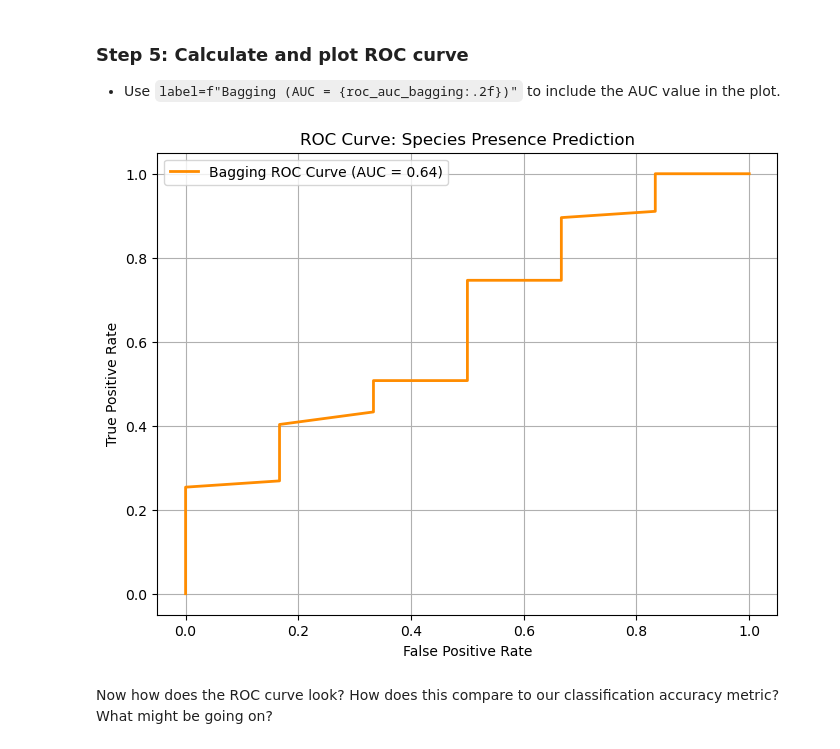
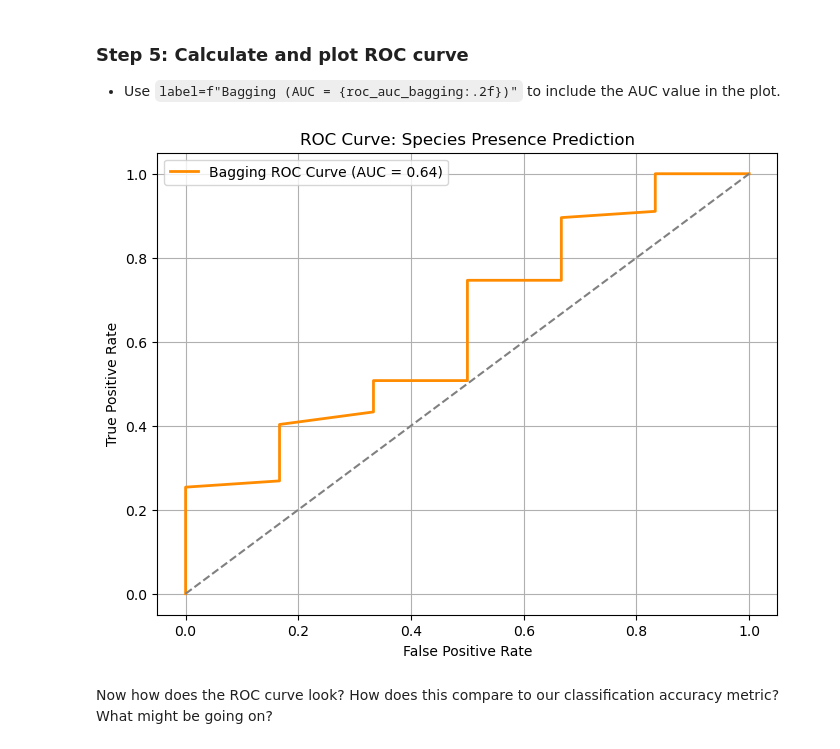
Before and after one commit to ZoeZhouJ/EDS232-labs, a Jupyter notebook: Week5/lab5-birds.ipynb, the cells around one changed output. Drawn from its saved outputs; the diff is of its cells as text; code cells hidden in the pictures.

```diff
--- a/Week5/lab5-birds.ipynb
+++ b/Week5/lab5-birds.ipynb
@@ -198,22 +198,22 @@ The OOB socre is calculated using out-of-bag samples and is a measure of the mod
 # %%
 # Calculate the ROC curve
 fpr, tpr, thresholds = roc_curve(y_test, y_proba)
 roc_auc_bagging = roc_auc_score(y_test, y_proba)
 
 # Plot curves together
 plt.figure(figsize=(8,6))
 
 # Logistic curve
 plt.plot(fpr, tpr, color='darkorange', lw=2, label=f'Bagging ROC Curve (AUC = {roc_auc_bagging:.2f})')
-
+plt.plot([0,1],[0,1],color="grey", linestyle="--")
 plt.title('ROC Curve: Species Presence Prediction')
 plt.ylabel('True Positive Rate')
 plt.xlabel('False Positive Rate')
 plt.legend()
 plt.grid(True)
 plt.show()
 # %% [output]
-[figure, old version]
+[figure, new version]
 # %% [markdown]
 Now how does the ROC curve look? How does this compare to our classification accuracy metric?  What might be going on?
 # %% [markdown]
```
Also changed, not shown: parts of 7 cells of this notebook, 3 other files.
